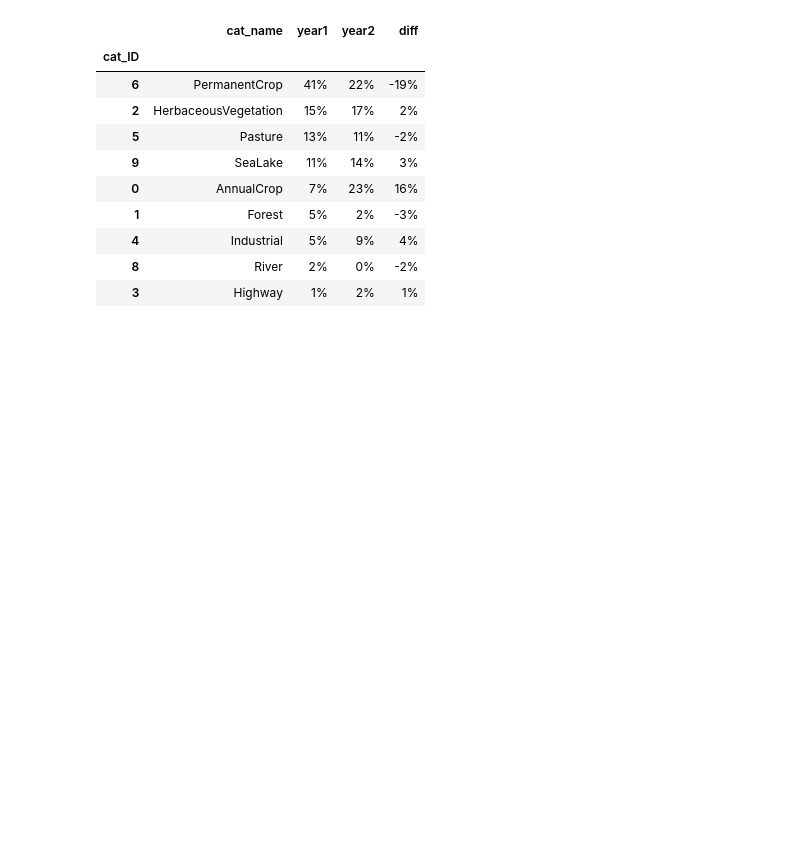
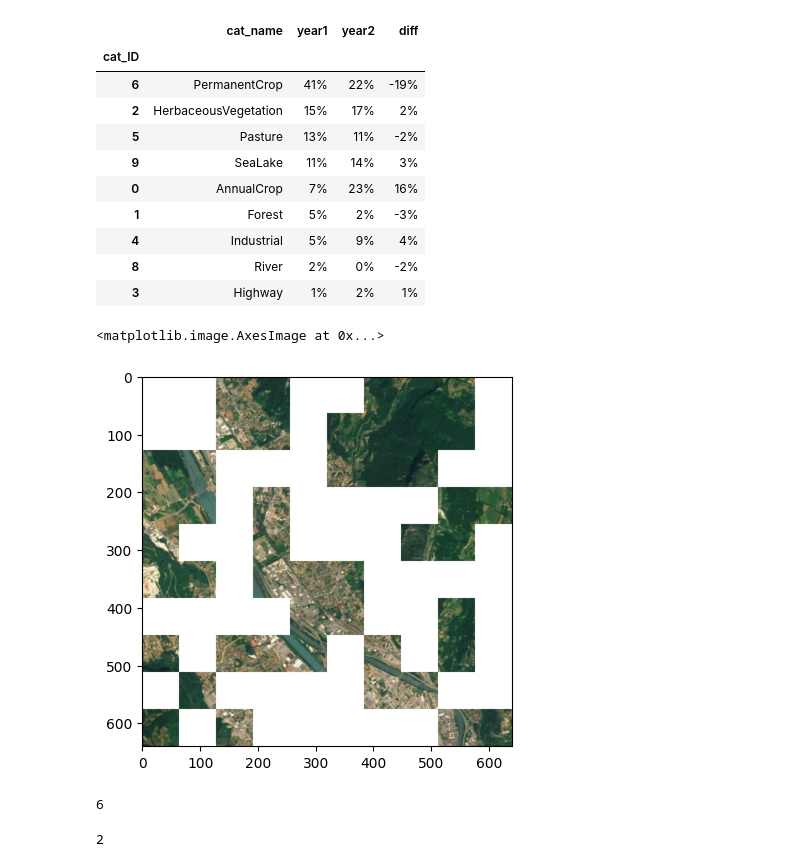
Before and after one commit to pabloknecht/watching-from-above, a Jupyter notebook: notebooks/comparison.ipynb, the cells around one changed output. Saved outputs shown, nothing was run; the diff lists cells and outputs as text; code cells hidden in the pictures; blank space fills up the shorter version.

Commit message:
landscape view

```diff
--- a/notebooks/comparison.ipynb
+++ b/notebooks/comparison.ipynb
@@ -105,0 +135,19 @@ summary
+# %%
+from wfa.utils.image_viz import landscape_changes
+import matplotlib.pyplot as plt
+from PIL import Image
+
+img = landscape_changes(new_img1, changes)
+# %%
+plt.imshow(img)
+# %% [output]
+<matplotlib.image.AxesImage at 0x...>
+[figure, added]
+# %%
+cat_pred1[0, 2]
+# %% [output]
+6
+# %%
+cat_pred1[2, 0]
+# %% [output]
+2
```
Also changed, not shown: parts of 13 cells of this notebook, 3 other files.
